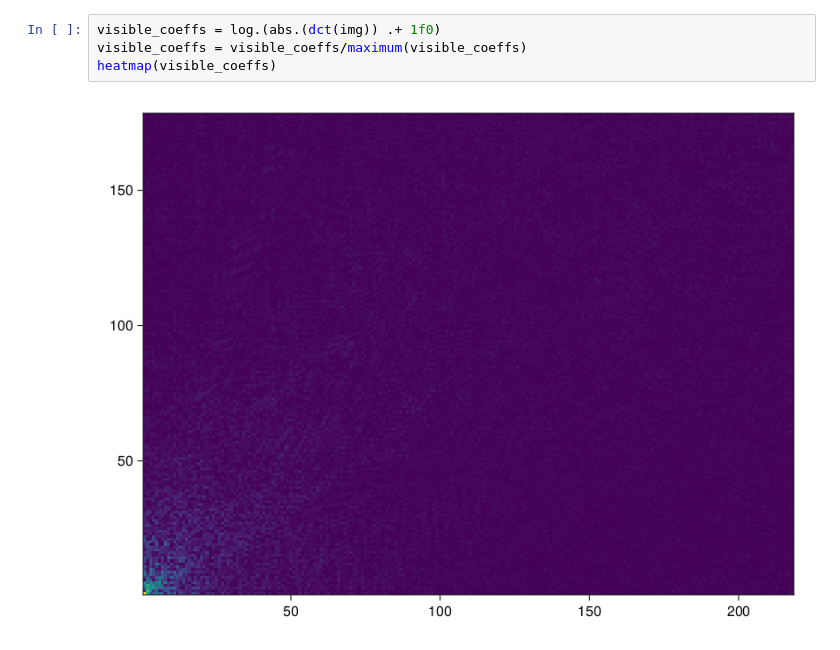
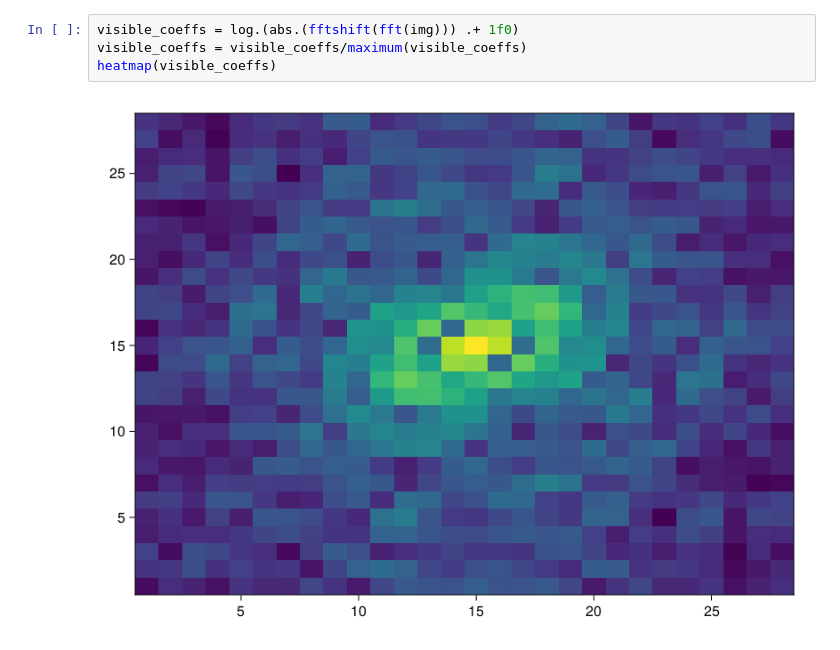
Before and after one commit to mscott99/GenerativeRecoveries.jl, a Jupyter notebook: experiments/Display_Fourier_Coefficients.ipynb, the cells around one changed output. Drawn from its saved outputs; the diff is of its cells as text.

```diff
--- a/experiments/Display_Fourier_Coefficients.ipynb
+++ b/experiments/Display_Fourier_Coefficients.ipynb
@@ -12,6 +65,6 @@ heatmap(img)
 # %%
-visible_coeffs = log.(abs.(dct(img)) .+ 1f0)
+visible_coeffs = log.(abs.(fftshift(fft(img))) .+ 1f0)
 visible_coeffs = visible_coeffs/maximum(visible_coeffs)
 heatmap(visible_coeffs)
 # %% [output]
-[figure, old version]
+[figure, new version]
```
Also changed, not shown: parts of 7 cells of this notebook, 12 other files.
